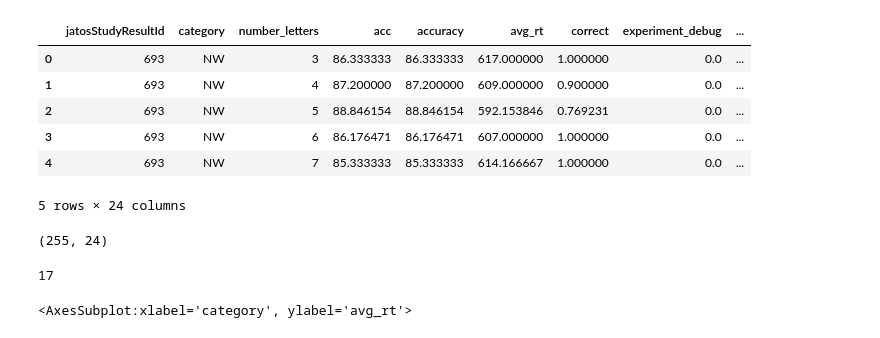
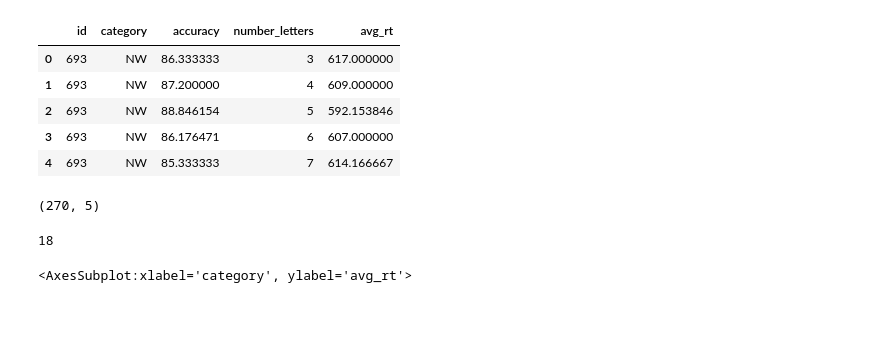
Before and after one commit to ethanweed/ExPsyLing, a Jupyter notebook: Experiments/LexicalDecision/LexicalDecision_1/scripts/data_check.ipynb, the cells around one changed output. Drawn from its saved outputs; the diff is of its cells as text; code cells hidden in the pictures.

```diff
--- a/Experiments/LexicalDecision/LexicalDecision_1/scripts/data_check.ipynb
+++ b/Experiments/LexicalDecision/LexicalDecision_1/scripts/data_check.ipynb
@@ -8,24 +8,25 @@ file = "https://raw.githubusercontent.com/ethanweed/ExPsyLing/master/Experiments
 # %%
 rawdata = pd.read_csv(file)
 df = rawdata[(rawdata['block'] == 'trial')]
 df_means = df.groupby(['jatosStudyResultId', 'category', 'number_letters']).mean()
 df_means.reset_index(inplace = True)
-df_means.head()
+df_means['id'] = df_means['jatosStudyResultId']
+data = df_means[['id', 'category', 'accuracy', 'number_letters', 'avg_rt']]
+data.head()
 # %% [output]
-|  | jatosStudyResultId | category | number_letters | acc | accuracy | avg_rt | correct | experiment_debug | ... |
-| 0 | 693 | NW | 3 | 86.333333 | 86.333333 | 617.000000 | 1.000000 | 0.0 | ... |
-| 1 | 693 | NW | 4 | 87.200000 | 87.200000 | 609.000000 | 0.900000 | 0.0 | ... |
-| 2 | 693 | NW | 5 | 88.846154 | 88.846154 | 592.153846 | 0.769231 | 0.0 | ... |
-| 3 | 693 | NW | 6 | 86.176471 | 86.176471 | 607.000000 | 1.000000 | 0.0 | ... |
-| 4 | 693 | NW | 7 | 85.333333 | 85.333333 | 614.166667 | 1.000000 | 0.0 | ... |
+|  | id | category | accuracy | number_letters | avg_rt |
+| 0 | 693 | NW | 86.333333 | 3 | 617.000000 |
+| 1 | 693 | NW | 87.200000 | 4 | 609.000000 |
+| 2 | 693 | NW | 88.846154 | 5 | 592.153846 |
+| 3 | 693 | NW | 86.176471 | 6 | 607.000000 |
+| 4 | 693 | NW | 85.333333 | 7 | 614.166667 |
-5 rows × 24 columns
 # %%
-df_means.shape
+data.shape
 # %% [output]
-(255, 24)
+(270, 5)
-# %%
-len(set(df_means['jatosStudyResultId']))
-# %% [output]
-17
+# %%
+len(set(data['id']))
+# %% [output]
+18
 # %%
 
```
Also changed, not shown: parts of 12 cells of this notebook, 22 other files.
